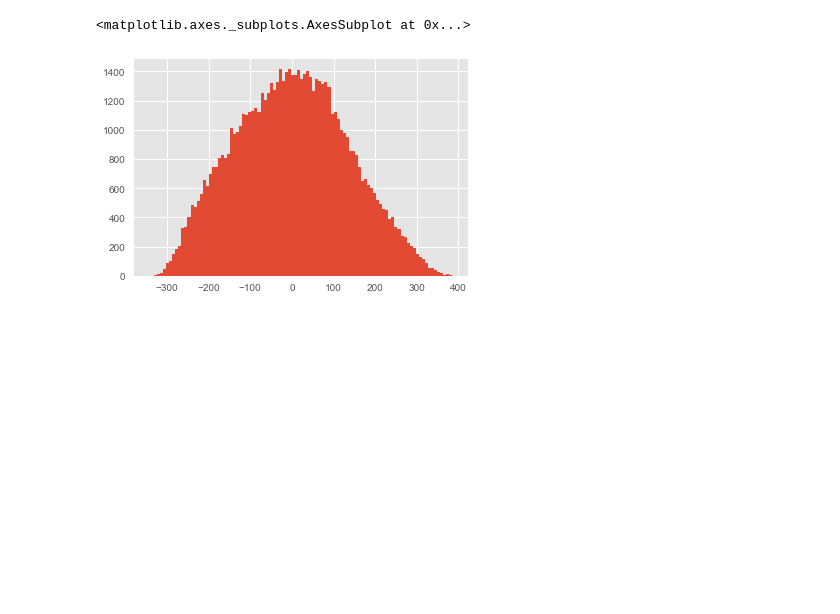
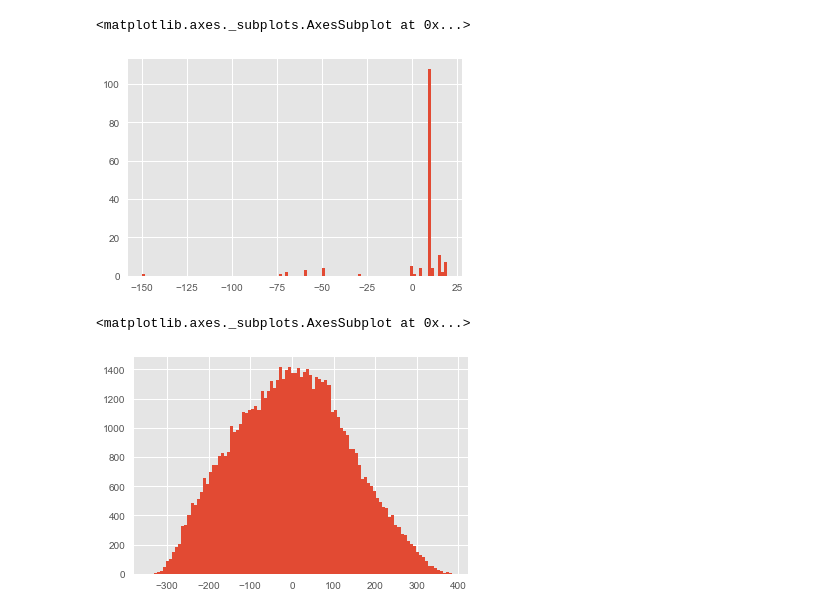
Before and after one commit to mortido/ML-Boot-Camp-V, a Jupyter notebook: models-main.ipynb, the cells around one changed output. Cells and saved outputs as stored; diff of their text form; code cells hidden in the pictures; blank space fills up the shorter version.

```diff
--- a/models-main.ipynb
+++ b/models-main.ipynb
@@ -66,3 +90,8 @@ X_test['age_dif6']  =  X_test['age_group'] + X_test['age_dif2']
+# %%
+data.loc[data['ap_dif']<20, 'ap_dif'].hist(bins=100)
+# %% [output]
+<matplotlib.axes._subplots.AxesSubplot at 0x...>
+[figure, added]
 # %%
 X_train['age_dif'].hist(bins=100)
 # %% [output]
```
Also changed, not shown: parts of 5 cells of this notebook, 3 other files.
